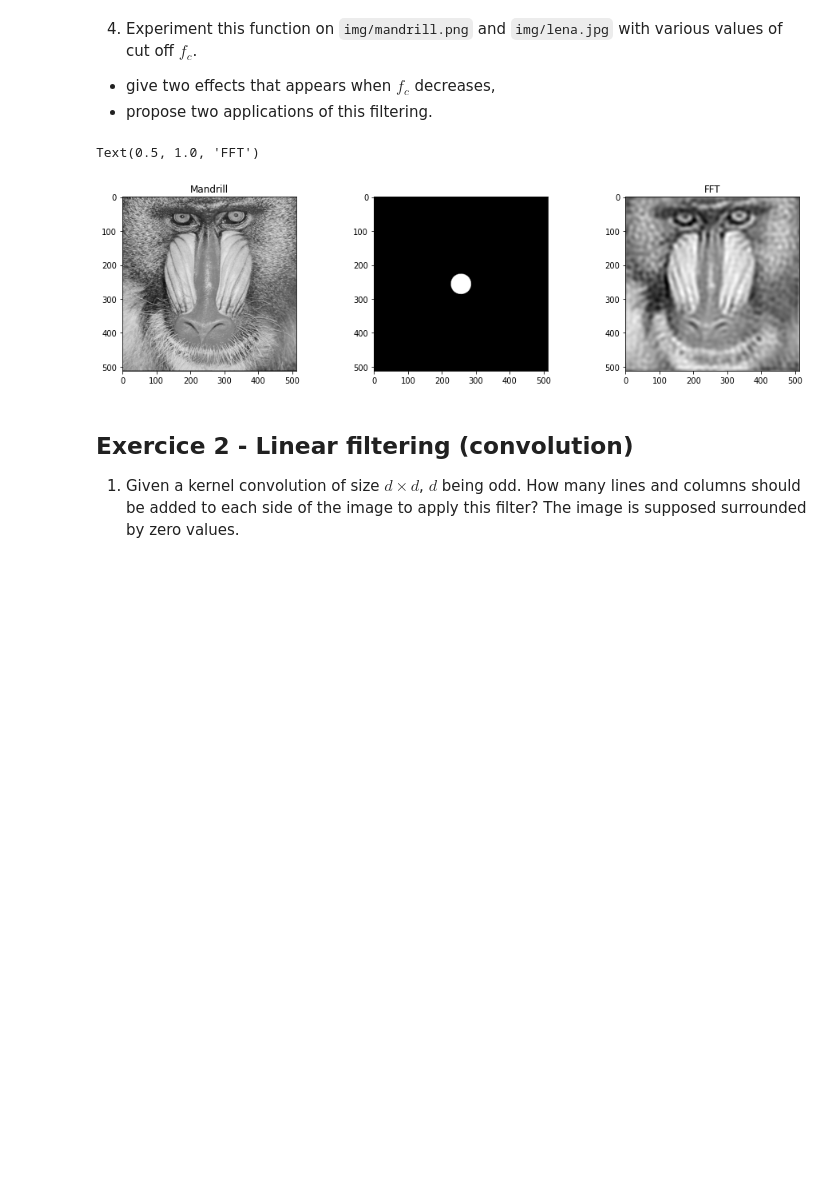
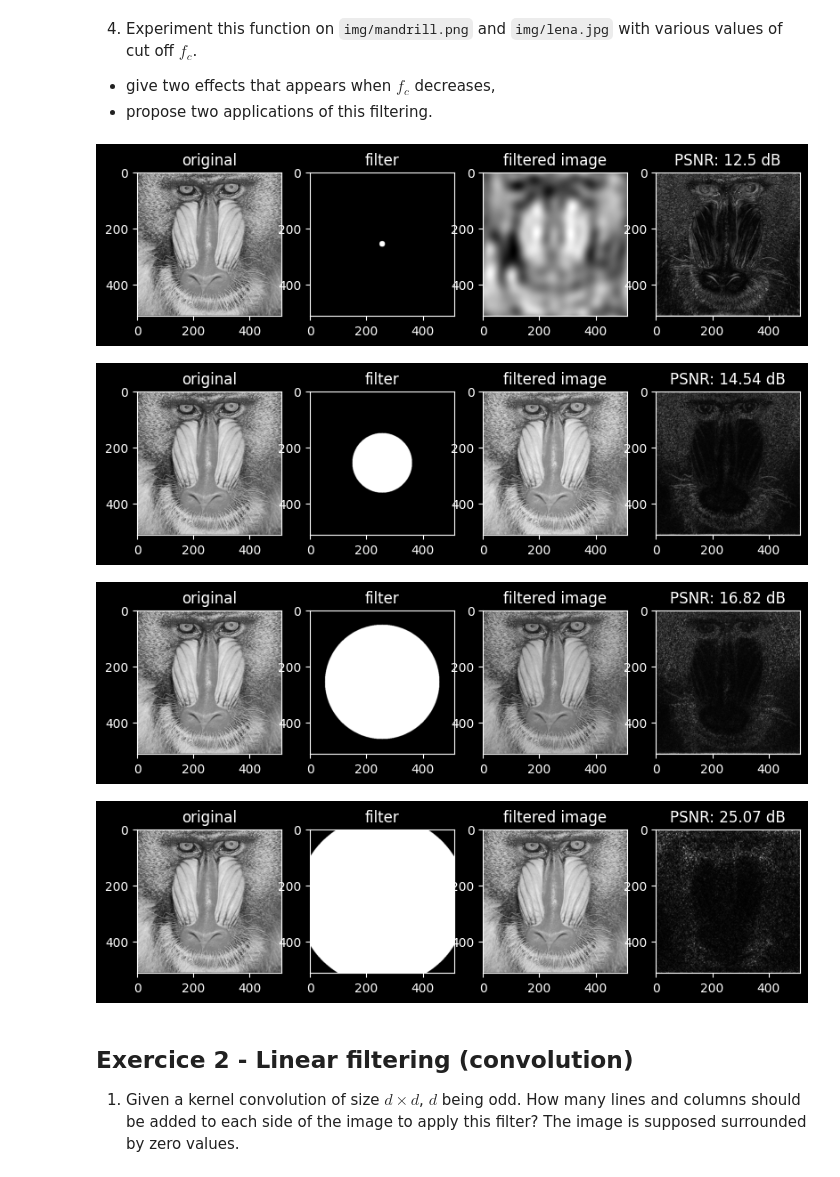
Before and after one commit to HugoRdet/BIMA, a Jupyter notebook: TME4/TME4.ipynb, the cells around one changed output. Drawn from its saved outputs; the diff is of its cells as text; code cells hidden in the pictures; blank space fills up the shorter version.

```diff
--- a/TME4/TME4.ipynb
+++ b/TME4/TME4.ipynb
@@ -62,19 +62,39 @@ def lowPass(I,fc) :
 4. Experiment this function on `img/mandrill.png` and `img/lena.jpg` with various values of cut off $f_c$.
  - give two effects that appears when $f_c$ decreases,
  - propose two applications of this filtering.
+# %%
+def PSNR(I1,I2):
+    return 10 * np.log10(255**2 / (np.linalg.norm(I2-I1, ord=2)) )
 # %%
-fig = plt.figure(figsize=plt.figaspect(0.25))
-ax = fig.add_subplot(1, 3, 1)
-ax.imshow(singe,cmap="gray")
-ax.set_title("Mandrill")
-ax = fig.add_subplot(1, 3, 2)
-ax.imshow(idealLowPassFilter(512,512,30),cmap="gray")
-ax = fig.add_subplot(1, 3, 3)
-ax.imshow(lowPass(singe, 30),cmap="gray")
-ax.set_title('FFT')
+nb_pass=400
+
+def lowPassFiltering(I,fc,nb_pass):
+    tmp_arr=np.linspace(10,fc,nb_pass).astype(int)
+
+    for i in tmp_arr:
+        filtered_pic = lowPass(singe, i)
+        fig = plt.figure(figsize=plt.figaspect(0.5))
+        ax = fig.add_subplot(1, 4, 1)
+        ax.imshow(singe,cmap="gray")
+        ax.set_title("original")
+        ax = fig.add_subplot(1, 4, 2)
+        ax.imshow(idealLowPassFilter(512,512,i),cmap="gray")
+        ax.set_title('filter')
+        ax = fig.add_subplot(1, 4, 3)
+        ax.imshow(filtered_pic,cmap="gray")
+        ax.set_title('filtered image')
+        ax = fig.add_subplot(1, 4, 4)
+        ax.imshow(np.abs(singe-filtered_pic),cmap="gray")
+        ax.set_title('PSNR: '+ str(np.around(PSNR(singe,filtered_pic),2))+" dB")
+        #txt ='PSNR: '+ str(np.around(PSNR(singe,filtered_pic),2))+" dB"
+        #plt.figtext(0.5, 0.01, txt, wrap=True, horizontalalignment='center', fontsize=12)
+
+lowPassFiltering(singe, 300, 4)
 # %% [output]
-Text(0.5, 1.0, 'FFT')
-[figure, old version]
+[figure, new version]
+[figure, added]
+[figure, added]
+[figure, added]
 # %% [markdown]
 ## Exercice 2 -  Linear filtering (convolution)
 
```
Also changed, not shown: parts of 2 cells of this notebook, 25 other files.
